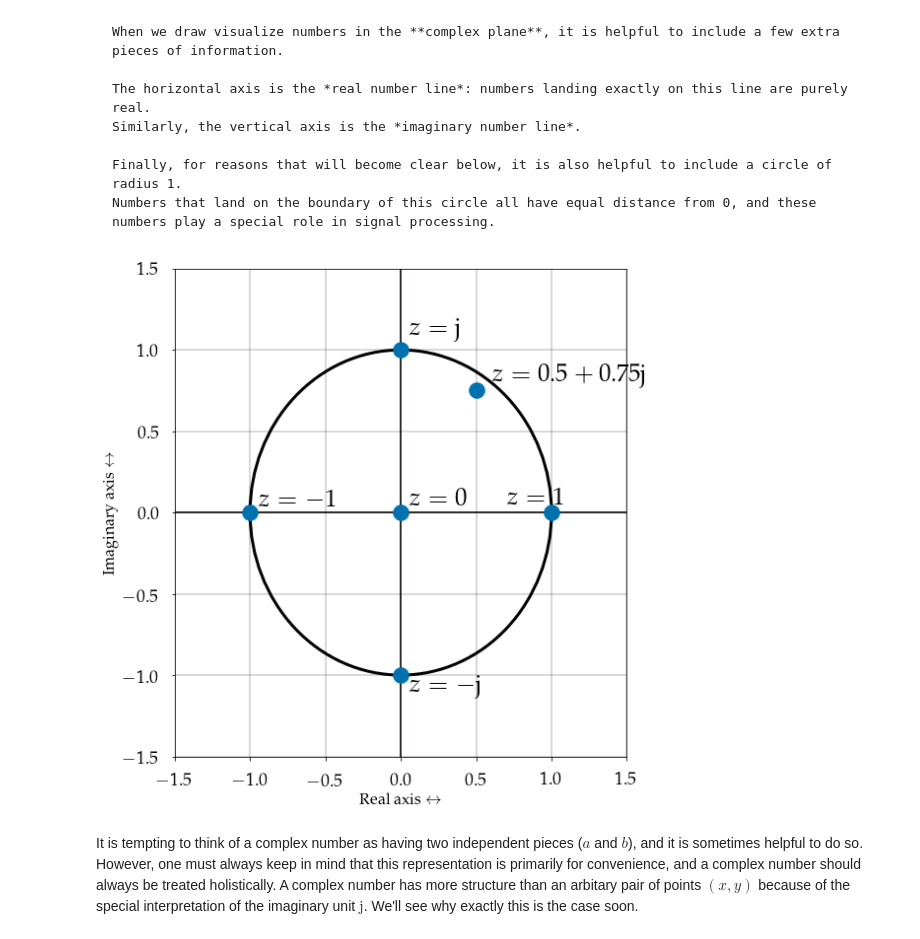
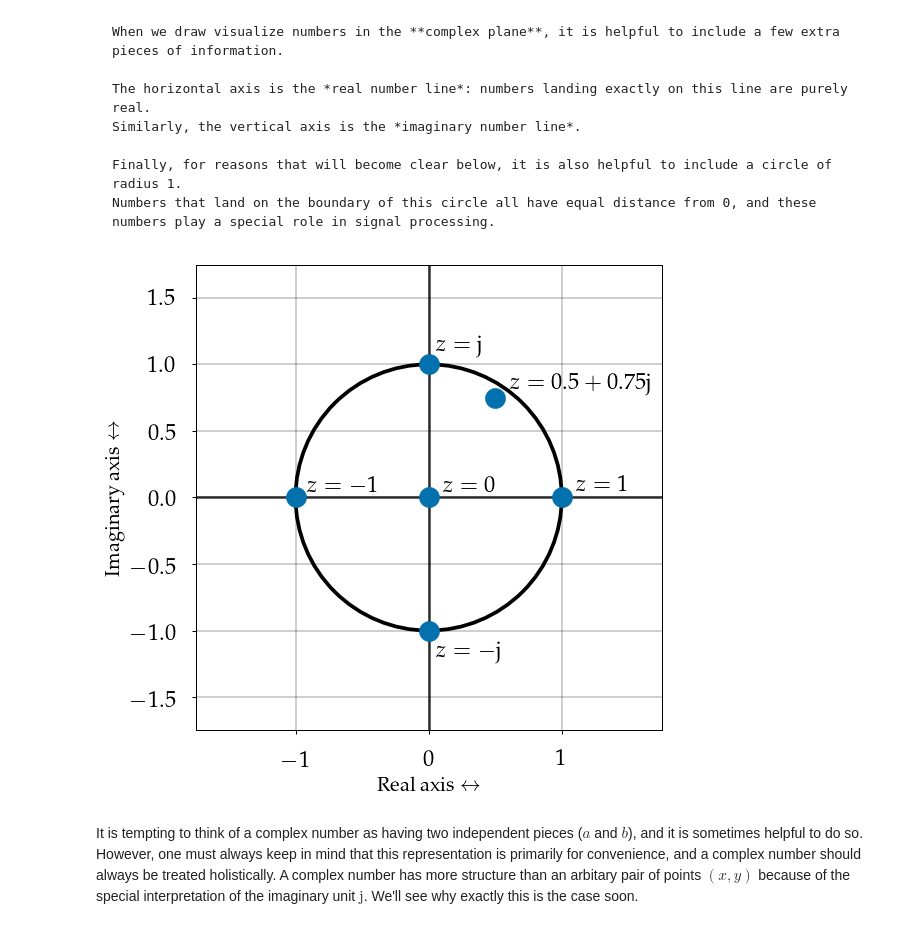
Before and after one commit to bmcfee/dstbook, a Jupyter notebook: content/appendix/Complex.ipynb, the cells around one changed output. Saved outputs shown, nothing was run; the diff lists cells and outputs as text; code cells hidden in the pictures.

````diff
--- a/content/appendix/Complex.ipynb
+++ b/content/appendix/Complex.ipynb
@@ -153,32 +184,32 @@ Numbers that land on the boundary of this circle all have equal distance from 0,
 ```
 # %%
 # Plot a circle, inscribed right triangle, angle, and sine and cosine markers
-plt.figure()
 
 z = np.asarray([[0, 0], [1, 0], [0, 1], [-1, 0], [0, -1], [0.5, 0.75]])
 
-ax = plt.gca()
+fig, ax = plt.subplots(figsize=figaspect(0.75))
 
 ax.scatter(z[:,0], z[:, 1])
 
 circ = patches.Ellipse((0, 0), 2, 2, edgecolor='k', linewidth=3, fill=False, zorder=-1)
 ax.add_artist(circ)
 ax.axhline(0, color=colors[3], zorder=-1, linewidth=2)
 ax.axvline(0, color=colors[3], zorder=-1, linewidth=2)
 
 ax.set_xlabel(r'Real axis $\leftrightarrow$')
 ax.set_ylabel(r'Imaginary axis  $\leftrightarrow$');
 
-plt.text(.05, 0.05, r'$z=0$', size=25);
-plt.text(.7, 0.05, r'$z=1$', size=25);
-plt.text(0.05, 1.1, r'$z=\mathrm{j}$',  size=25);
-plt.text(0.05, -1.1, r'$z=-\mathrm{j}$',  size=25);
-plt.text(-0.95, 0.05, r'$z=-1$',  size=25);
-plt.text(.6, 0.81, r'$z=0.5 + 0.75\mathrm{j}$', size=25);
-plt.xlim([-1.5, 1.5])
-plt.ylim([-1.5, 1.5]);
+ax.text(.1, 0.05, r'$z=0$');
+ax.text(1.1, 0.05, r'$z=1$');
+ax.text(0.05, 1.1, r'$z=\mathrm{j}$');
+ax.text(0.05, -1.2, r'$z=-\mathrm{j}$');
+ax.text(-0.92, 0.05, r'$z=-1$');
+ax.text(.6, 0.81, r'$z=0.5 + 0.75\mathrm{j}$');
+ax.set_aspect('equal')
+ax.set_xlim([-1.75, 1.75])
+ax.set_ylim([-1.75, 1.75]);
 # %% [output]
-[figure, old version]
+[figure, new version]
 # %% [markdown]
 It is tempting to think of a complex number as having two independent pieces ($a$ and $b$), and it is sometimes helpful to do so.
 However, one must always keep in mind that this representation is primarily for convenience, and a complex number should always be treated holistically.
````
Also changed, not shown: parts of 15 cells of this notebook, 24 other files.
